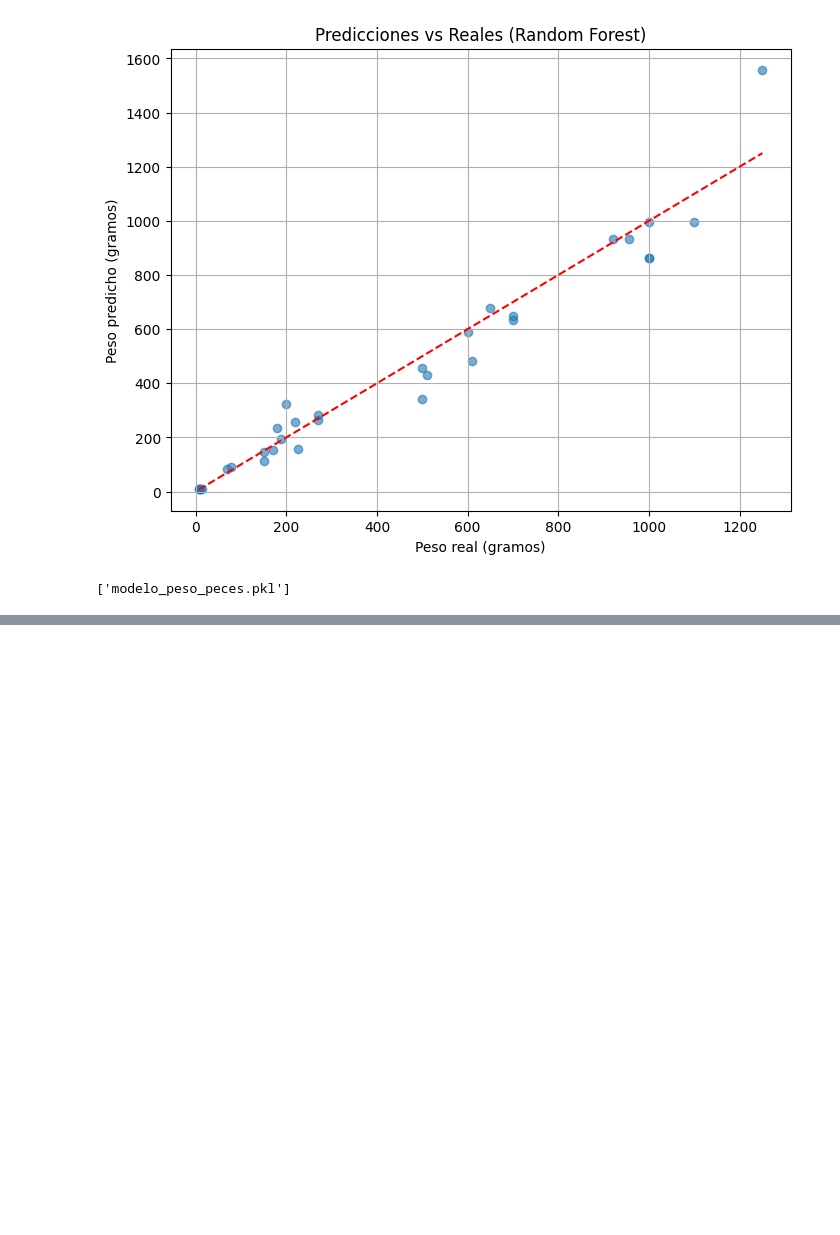
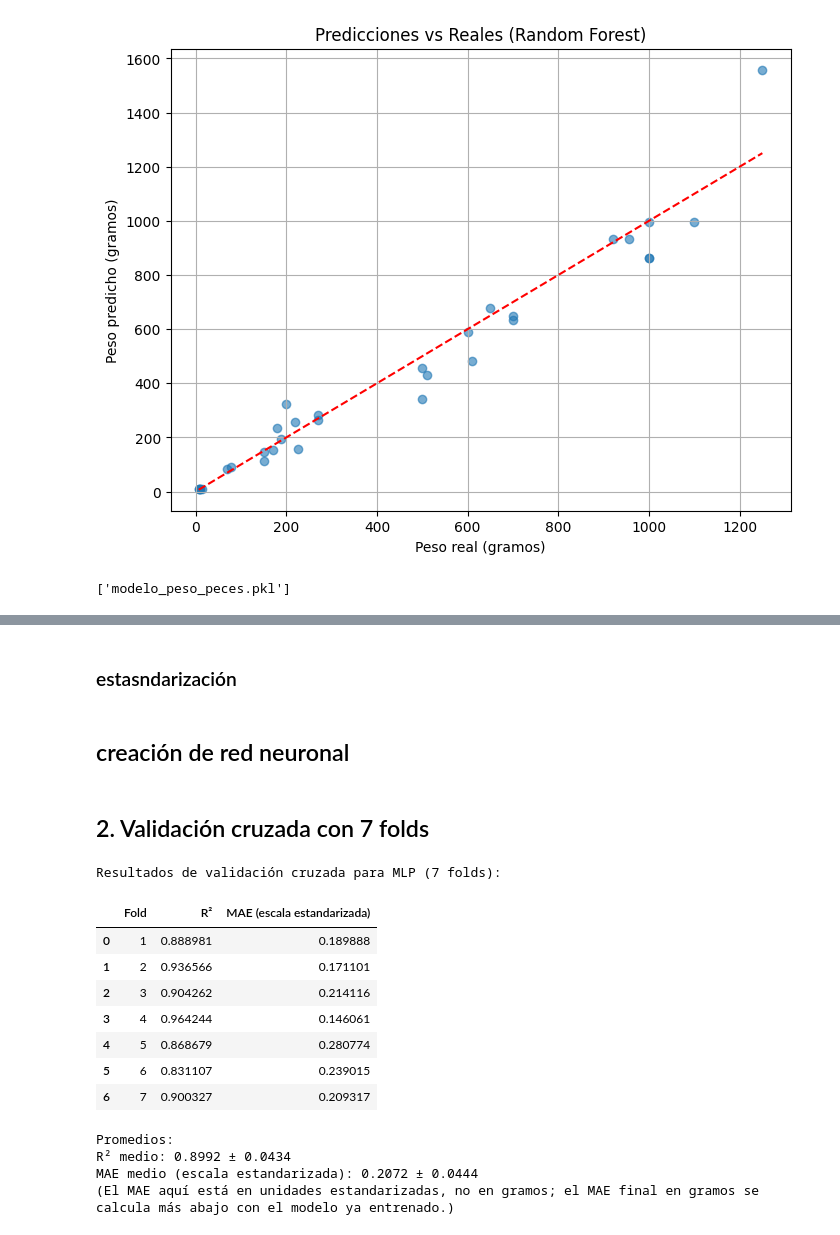
Before and after one commit to LuisAngel034/Peso-de-Peces, a Jupyter notebook: practica.ipynb, the cells around one changed output, grey strips where cells are left out. Cells and saved outputs as stored; diff of their text form; code cells hidden in the pictures; blank space fills up the shorter version.

Commit message:
Comparacion de resultados con red neuronal

```diff
--- a/practica.ipynb
+++ b/practica.ipynb
@@ -430,0 +414,2 @@ joblib.dump(paquete_modelo,"modelo_peso_peces.pkl")
+# %% [markdown]
+### estasndarización
@@ -430,0 +422,59 @@ joblib.dump(paquete_modelo,"modelo_peso_peces.pkl")
+# %% [markdown]
+## creación de red neuronal
+# %%
+from sklearn.neural_network import MLPRegressor
+mlp = MLPRegressor(
+    hidden_layer_sizes = (100, 50),
+    activation='relu',
+    solver='adam',
+    max_iter=1600,
+    random_state=42,
+    early_stopping=True,            # detiene si no mejora en validación
+    validation_fraction=0.1,
+    n_iter_no_change=10,
+    verbose=False
+)
+# %% [markdown]
+## 2. Validación cruzada con 7 folds
+# %%
+scoring = {'r2': 'r2', 'mae': 'neg_mean_absolute_error'}
+
+# Usamos y_train_scaled: así la red entrena en una escala estable también durante la validación cruzada.
+cv_results_mlp = cross_validate(
+    mlp,
+    X_train_scaled[features_final],   # usas las mismas dos características
+    y_train_scaled,
+    cv=7,
+    scoring=scoring,
+    return_train_score=False,
+    n_jobs=-1
+)
+
+# Convertir resultados a DataFrame
+df_cv_mlp = pd.DataFrame({
+    'Fold': range(1, 8),
+    'R²': cv_results_mlp['test_r2'],
+    'MAE (escala estandarizada)': -cv_results_mlp['test_mae']
+})
+
+print("Resultados de validación cruzada para MLP (7 folds):")
+display(df_cv_mlp)
+
+print("\nPromedios:")
+print(f"R² medio: {df_cv_mlp['R²'].mean():.4f} ± {df_cv_mlp['R²'].std():.4f}")
+print(f"MAE medio (escala estandarizada): {df_cv_mlp['MAE (escala estandarizada)'].mean():.4f} ± {df_cv_mlp['MAE (escala estandarizada)'].std():.4f}")
+print("(El MAE aquí está en unidades estandarizadas, no en gramos; el MAE final en gramos se calcula más abajo con el modelo ya entrenado.)")
+# %% [output]
+Resultados de validación cruzada para MLP (7 folds):
+|  | Fold | R² | MAE (escala estandarizada) |
+| 0 | 1 | 0.888981 | 0.189888 |
+| 1 | 2 | 0.936566 | 0.171101 |
+| 2 | 3 | 0.904262 | 0.214116 |
+| 3 | 4 | 0.964244 | 0.146061 |
+| 4 | 5 | 0.868679 | 0.280774 |
+| 5 | 6 | 0.831107 | 0.239015 |
+| 6 | 7 | 0.900327 | 0.209317 |
+Promedios:
+R² medio: 0.8992 ± 0.0434
+MAE medio (escala estandarizada): 0.2072 ± 0.0444
+(El MAE aquí está en unidades estandarizadas, no en gramos; el MAE final en gramos se calcula más abajo con el modelo ya entrenado.)
```
Also changed, not shown: parts of 19 cells of this notebook.
